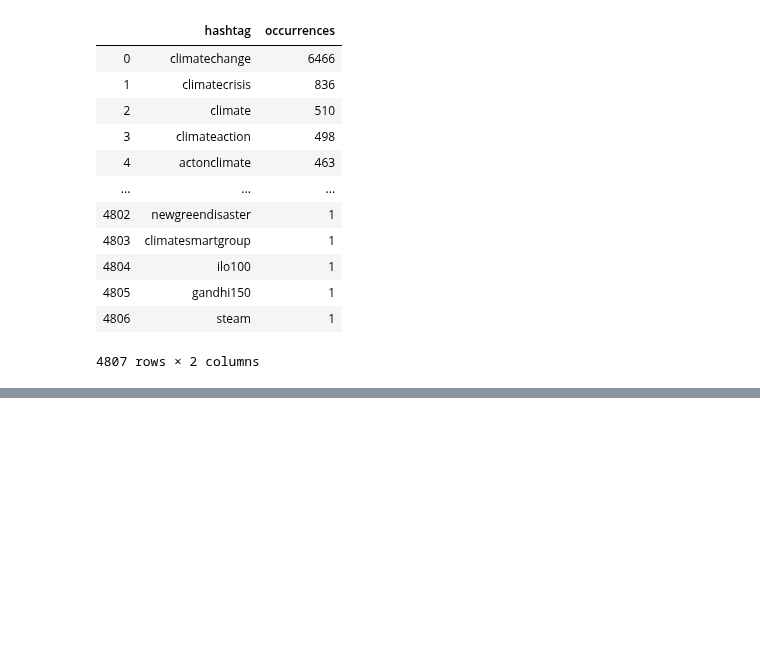
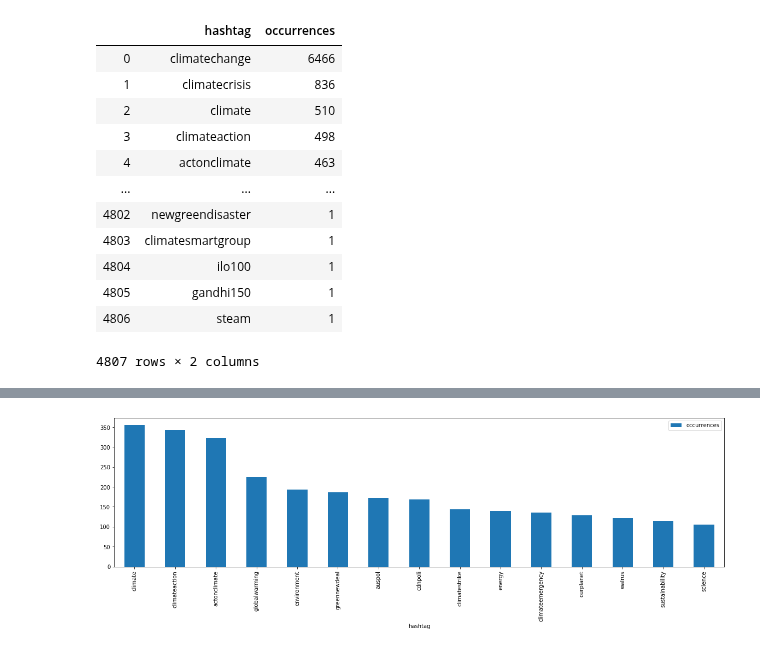
Before and after one commit to Mmiglio/ClimateAction, a Jupyter notebook: hashtags_greta.ipynb, the cells around one changed output, grey strips where cells are left out. Saved outputs shown, nothing was run; the diff lists cells and outputs as text; code cells hidden in the pictures; blank space fills up the shorter version.

```diff
--- a/hashtags_greta.ipynb
+++ b/hashtags_greta.ipynb
@@ -141,0 +187,4 @@ top_hashc
+# %%
+top_hash_post = plot_hash_distribution(tweet_post_cc, n_hash_max=16, n_hash_min=1)
+# %% [output]
+[figure, added]
```
Also changed, not shown: parts of 7 cells of this notebook, 1 other file.
